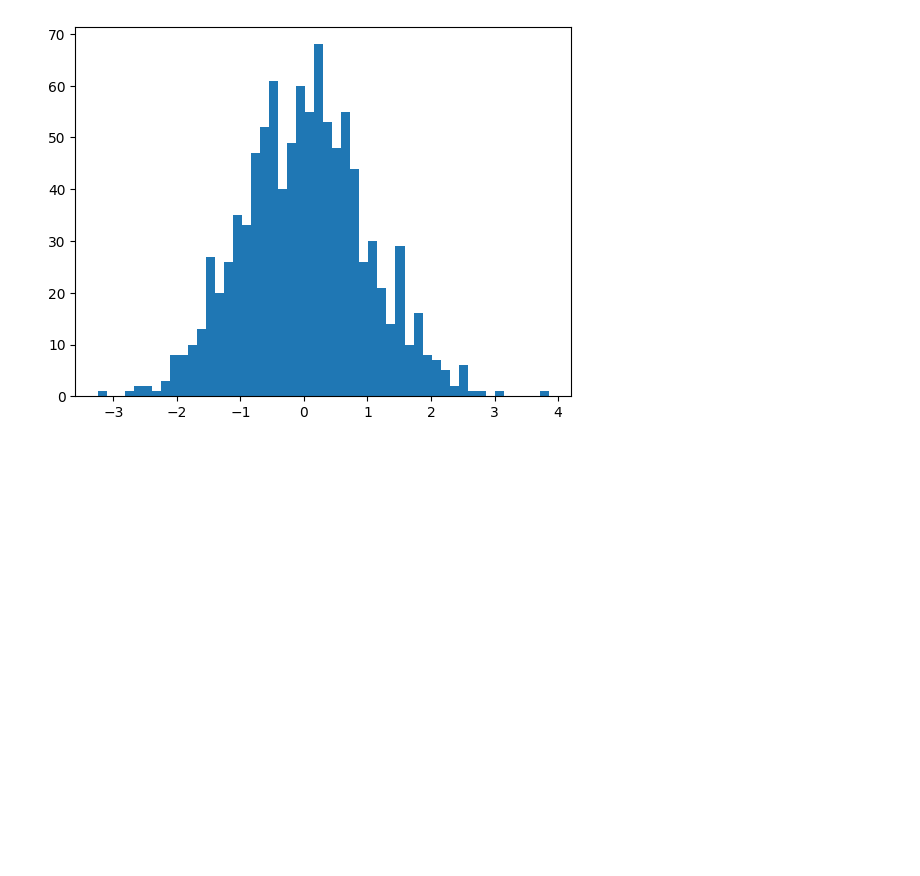
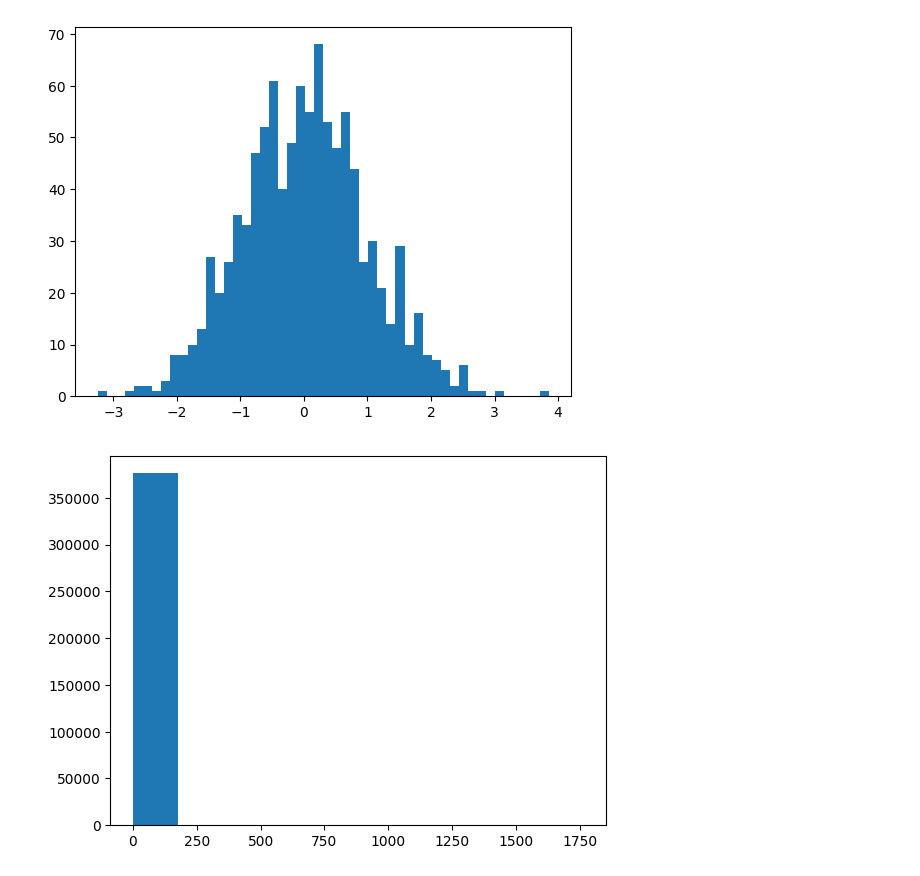
Before and after one commit to seha111111/data_anal, a Jupyter notebook: ch04.ipynb, the cells around one changed output. Saved outputs shown, nothing was run; the diff lists cells and outputs as text; code cells hidden in the pictures; blank space fills up the shorter version.

```diff
--- a/ch04.ipynb
+++ b/ch04.ipynb
@@ -319,3 +323,9 @@ plt.hist(random_samples, bins=50)
 plt.show()
 # %% [output]
 [figure]
+# %%
+# 대출 건수로 히스토그램 만들기
+plt.hist(ns_book7["대출건수"])
+plt.show()
+# %% [output]
+[figure, added]
```
Also changed, not shown: parts of 8 cells of this notebook.
